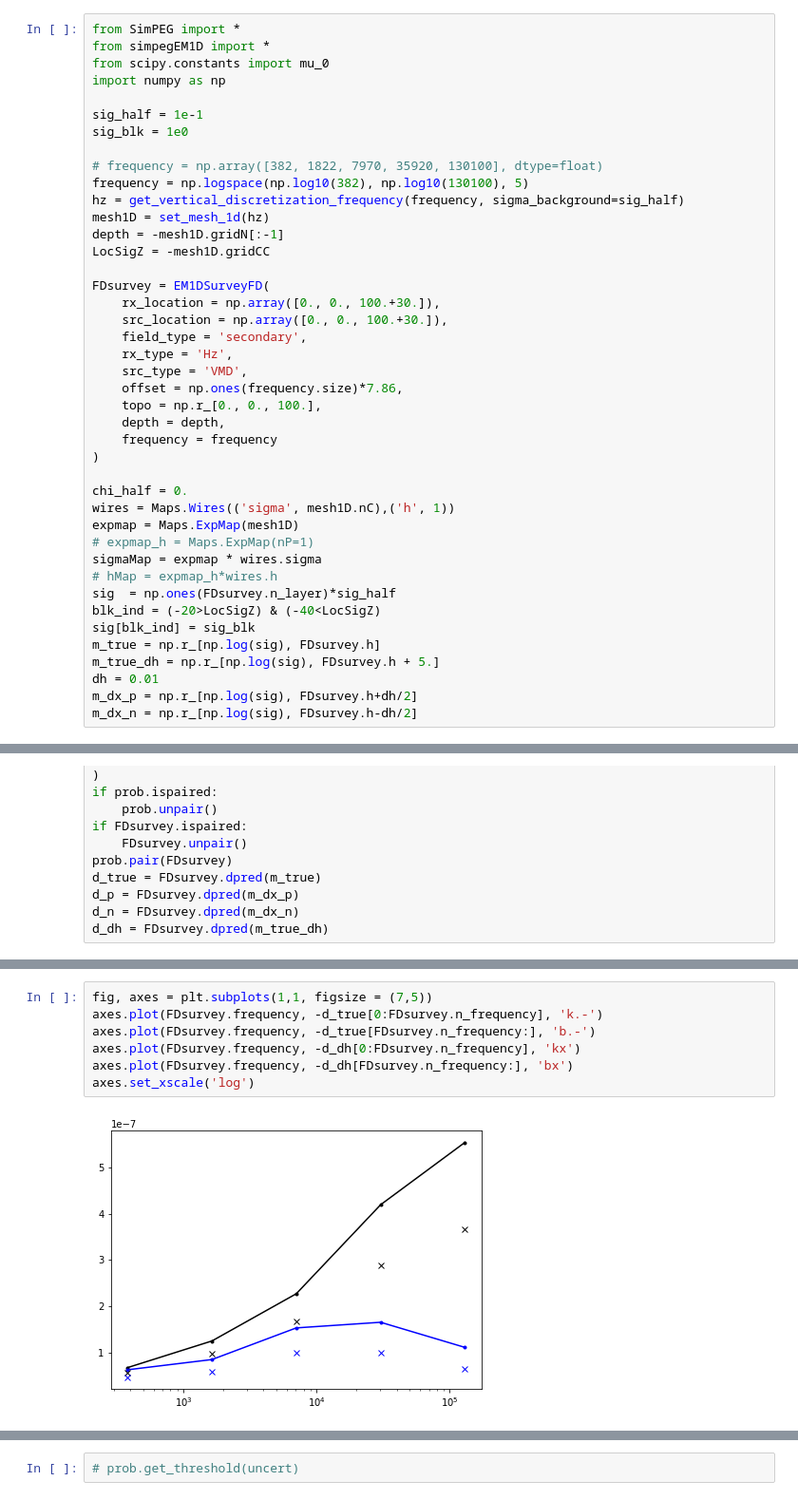
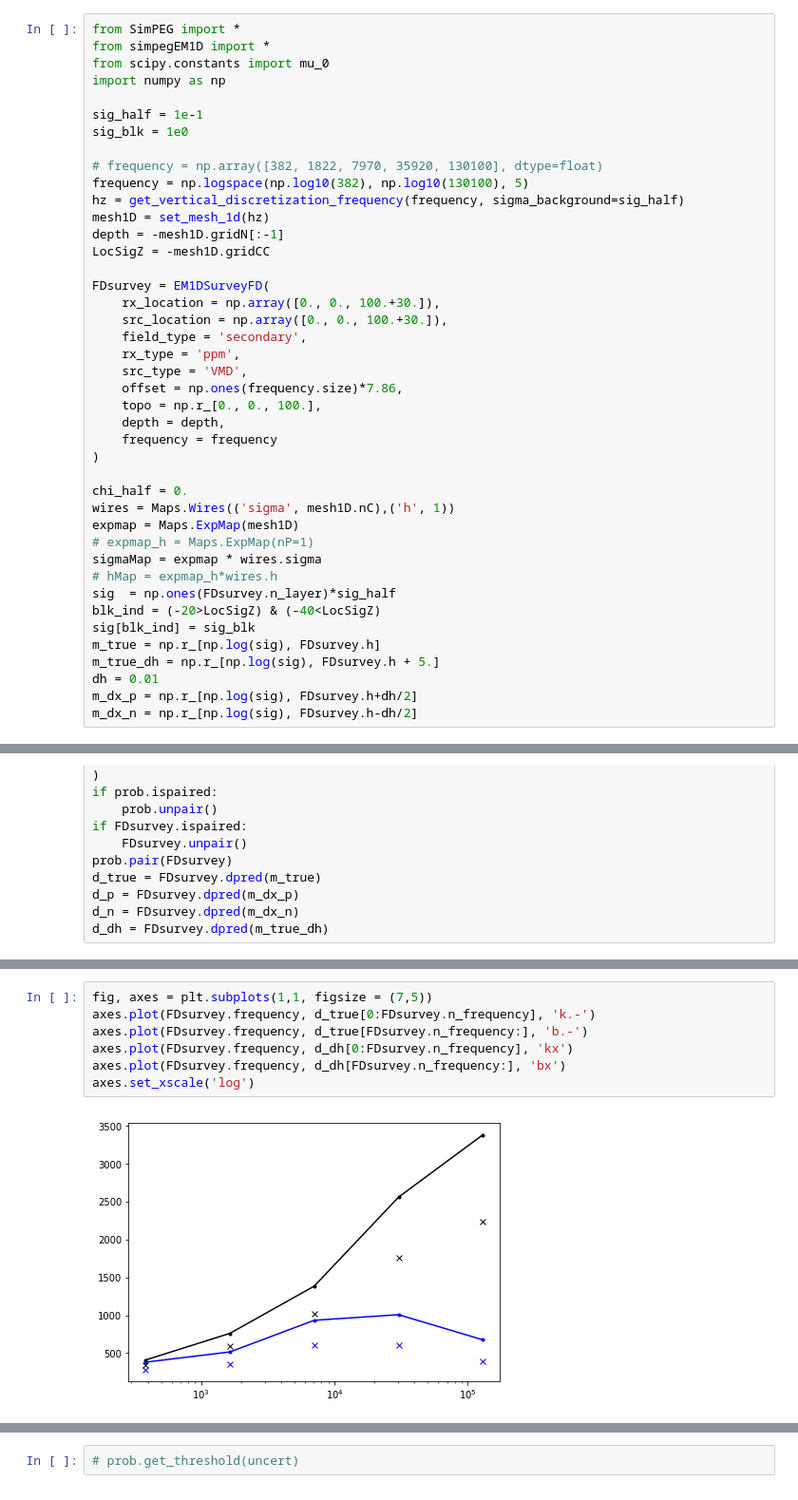
Before and after one commit to simpeg/simpegEM1D, a Jupyter notebook: notebooks/examples/EM1D_inversion_FD_height_correction.ipynb, the cells around one changed output, grey strips where cells are left out. Shown at 95% size. Drawn from its saved outputs; the diff is of its cells as text.

Commit message:
add ppm data for frequency domain

```diff
--- a/notebooks/examples/EM1D_inversion_FD_height_correction.ipynb
+++ b/notebooks/examples/EM1D_inversion_FD_height_correction.ipynb
@@ -18,7 +18,7 @@ FDsurvey = EM1DSurveyFD(
     rx_location = np.array([0., 0., 100.+30.]),
     src_location = np.array([0., 0., 100.+30.]),
     field_type = 'secondary',
-    rx_type = 'Hz',
+    rx_type = 'ppm',
     src_type = 'VMD',
     offset = np.ones(frequency.size)*7.86,
     topo = np.r_[0., 0., 100.],
@@ -64,9 +81,9 @@ plt.plot(prob.getJ_height(m_true), 'bx')
 # %%
 fig, axes = plt.subplots(1,1, figsize = (7,5))
-axes.plot(FDsurvey.frequency, -d_true[0:FDsurvey.n_frequency], 'k.-')
-axes.plot(FDsurvey.frequency, -d_true[FDsurvey.n_frequency:], 'b.-')
-axes.plot(FDsurvey.frequency, -d_dh[0:FDsurvey.n_frequency], 'kx')
-axes.plot(FDsurvey.frequency, -d_dh[FDsurvey.n_frequency:], 'bx')
+axes.plot(FDsurvey.frequency, d_true[0:FDsurvey.n_frequency], 'k.-')
+axes.plot(FDsurvey.frequency, d_true[FDsurvey.n_frequency:], 'b.-')
+axes.plot(FDsurvey.frequency, d_dh[0:FDsurvey.n_frequency], 'kx')
+axes.plot(FDsurvey.frequency, d_dh[FDsurvey.n_frequency:], 'bx')
 axes.set_xscale('log')
 # %% [output]
-[figure, old version]
+[figure, new version]
```
Also changed, not shown: parts of 12 cells of this notebook, 3 other files.
